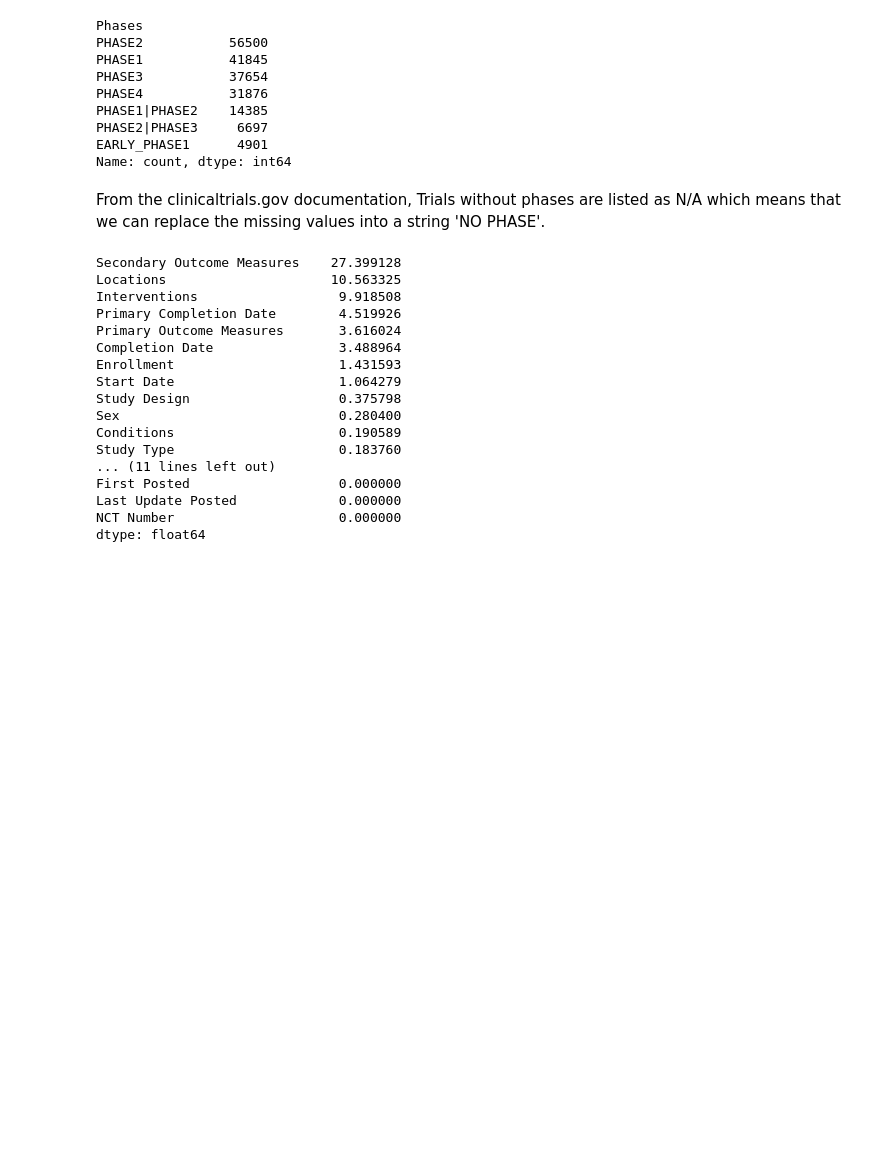
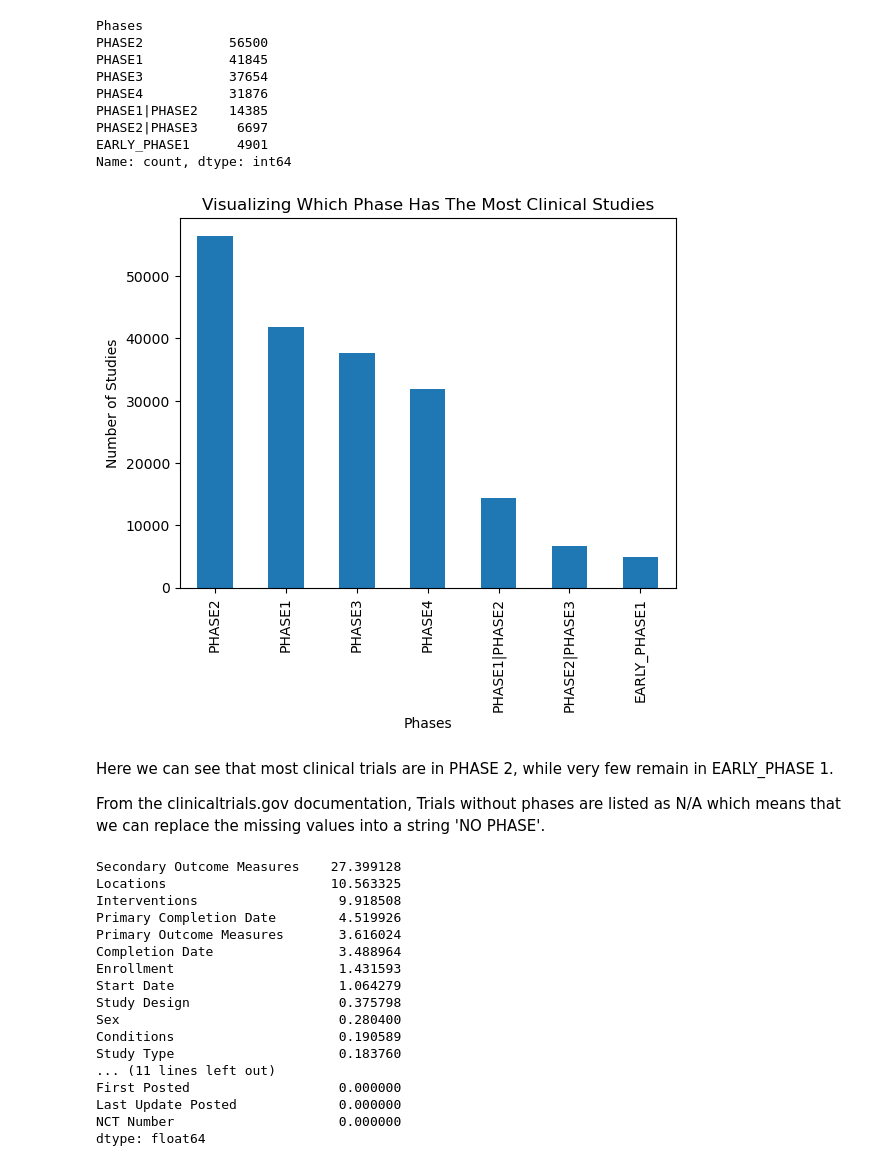
Before and after one commit to clem21chan/Clinical_Trials_Capstone, a Jupyter notebook: Notebooks/Capstone_Project.ipynb, the cells around one changed output. Drawn from its saved outputs; the diff is of its cells as text; code cells hidden in the pictures; blank space fills up the shorter version.

Commit message:
Added some visualizations to some columns. Started exploratory data analysis on targeted variable/column.

```diff
--- a/Notebooks/Capstone_Project.ipynb
+++ b/Notebooks/Capstone_Project.ipynb
@@ -411,7 +413,21 @@ PHASE1|PHASE2    14385
 PHASE2|PHASE3     6697
 EARLY_PHASE1      4901
 Name: count, dtype: int64
+# %%
+# Visualizing the distribution
+plt.figure()
+
+df['Phases'].value_counts().plot(kind='bar')
+plt.xlabel('Phases')
+plt.ylabel('Number of Studies')
+plt.title('Visualizing which phase has the most clinical studies'.title())
+
+plt.show()
+# %% [output]
+[figure, added]
 # %% [markdown]
+Here we can see that most clinical trials are in PHASE 2, while very few remain in EARLY_PHASE 1.
+
 From the clinicaltrials.gov documentation, Trials without phases are listed as N/A which means that we can replace the missing values into a string 'NO PHASE'.
 # %%
 # We can use the .fillna() function to fill the NaN values.
```
Also changed, not shown: parts of 22 cells of this notebook.
